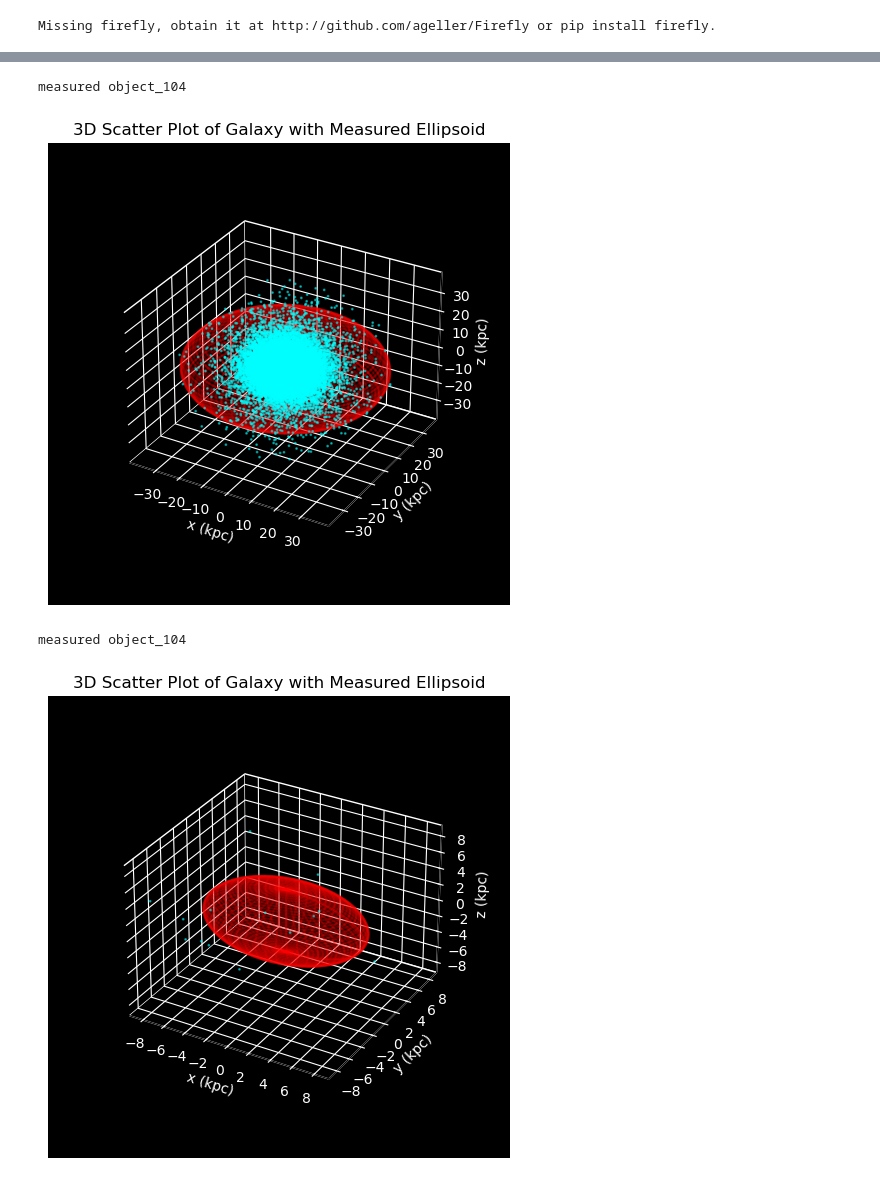
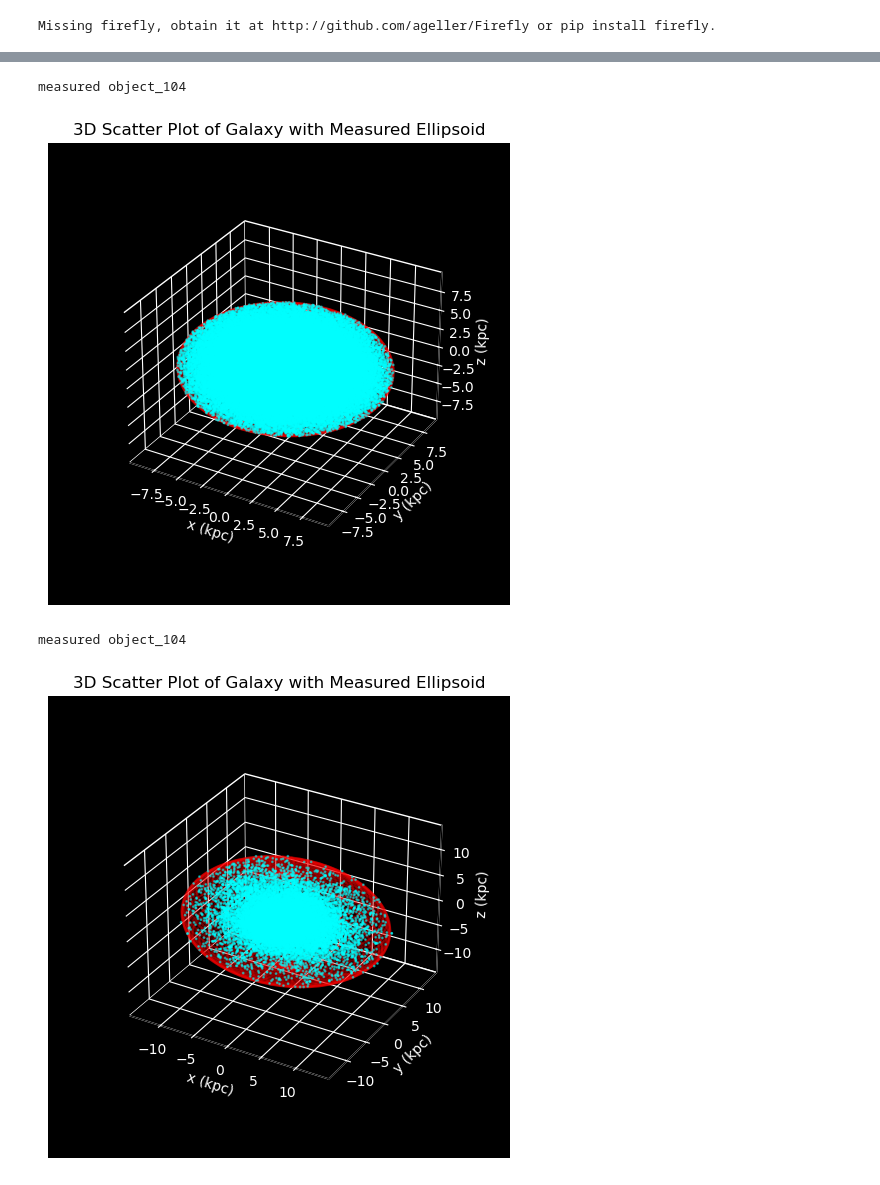
Before and after one commit to Solaceonx/FIRE-Geometry, a Jupyter notebook: outliers.ipynb, the cells around one changed output, grey strips where cells are left out. Saved outputs shown, nothing was run; the diff lists cells and outputs as text; code cells hidden in the pictures.

```diff
--- a/outliers.ipynb
+++ b/outliers.ipynb
@@ -75,24 +75,24 @@ measured object_321
 # %%
-# 104: 2 galaxies, ([0 0 0], 40), ([-30, -50, -10], 50)
+# 104: 2 galaxies, ([0 0 0], 40), ([35, -110, -50], 50)
 # 239: 2 galaxies, ([0 0 0], 50), ([35, -110, 25], 40)
 sim_input = ['object_104']
 output_file = 'object_104_1.csv'
-results = mg.outlier_shape3d(sim_input, output_file, cutoff_radius = 40, cm = [0, 0, 0], FIREBox=1)
+results = mg.outlier_shape3d(sim_input, output_file, cutoff_radius = 50, cm = [0, 0, 0], FIREBox=1)
 galaxy = results[0]['remaining_galaxy']
 x, p, q = results[0]['max_radius'], results[0]['b/a'], results[0]['c/a']
 y, z = x*p, x*q
 gplot.scatter_ellipsoid_3d(galaxy, axis_lengths=(x, y, z))
 # %% [output]
 measured object_104
-[figure, old version]
+[figure, new version]
 # %%
 sim_input = ['object_104']
 output_file = 'object_104_2.csv'
-results = mg.outlier_shape3d(sim_input, output_file, cutoff_radius = 30, cm = [35, -110, 0], FIREBox=1)
+results = mg.outlier_shape3d(sim_input, output_file, cutoff_radius = 25, cm = [35, -110, -50], FIREBox=1)
 galaxy = results[0]['remaining_galaxy']
 x, p, q = results[0]['max_radius'], results[0]['b/a'], results[0]['c/a']
 y, z = x*p, x*q
 gplot.scatter_ellipsoid_3d(galaxy, axis_lengths=(x, y, z))
 # %% [output]
 measured object_104
-[figure, old version]
+[figure, new version]
```
Also changed, not shown: parts of 10 cells of this notebook, 9 other files.
